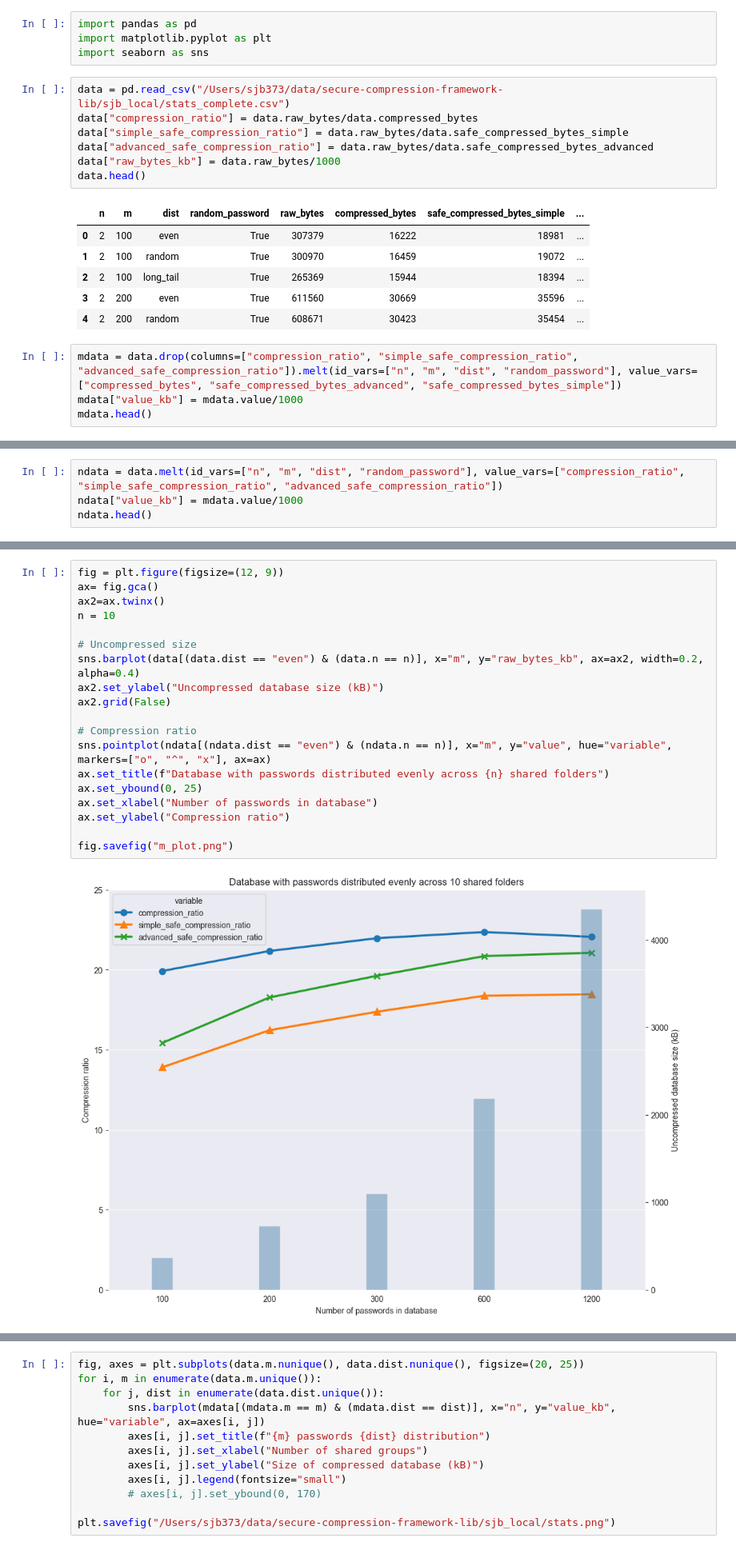
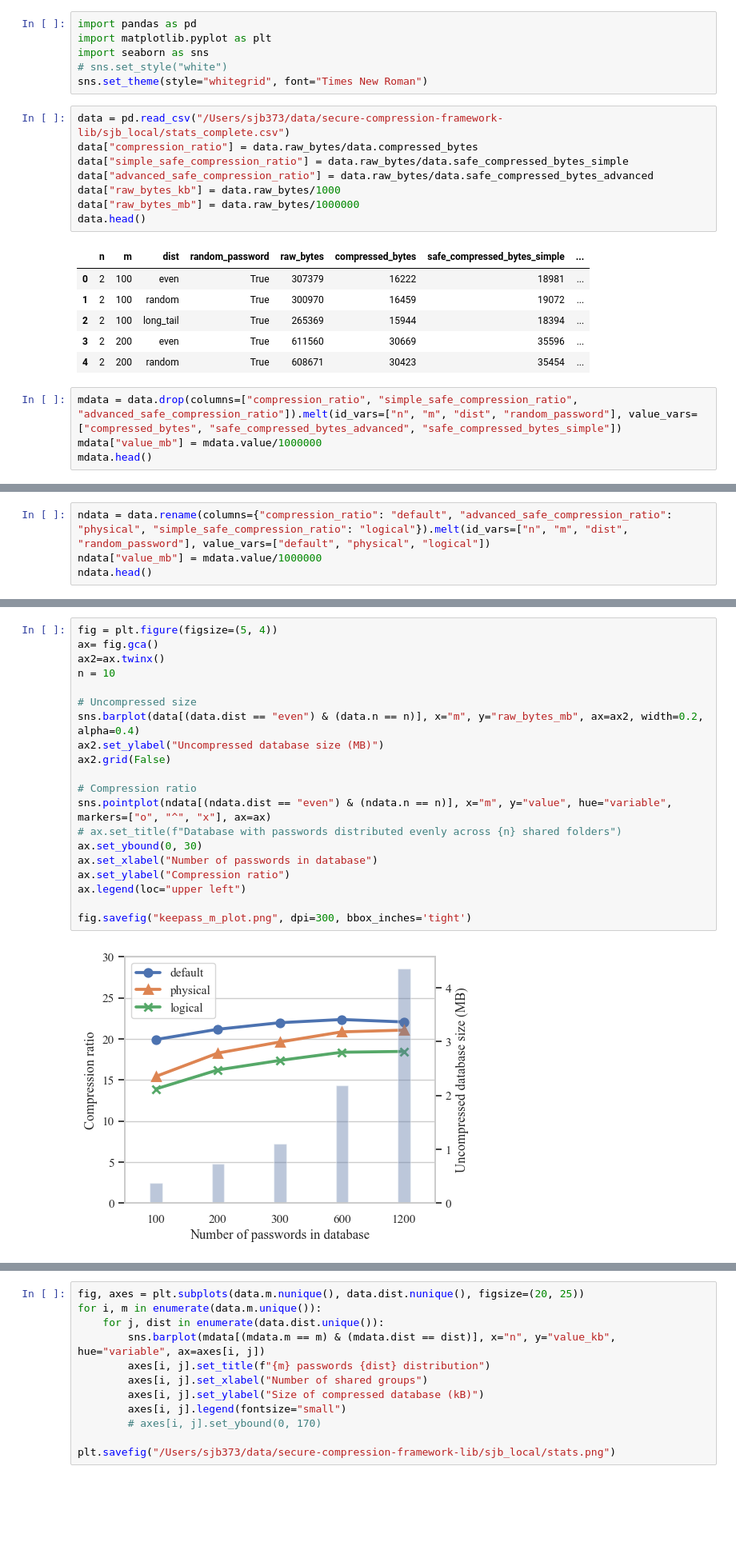
Before and after one commit to AFdrolf/secure-compression-framework-lib, a Jupyter notebook: evaluation/stats/plot_keepass_eval.ipynb, the cells around one changed output, grey strips where cells are left out. Shown at 80% size. Cells and saved outputs as stored; diff of their text form; blank space fills up the shorter version.

```diff
--- a/evaluation/stats/plot_keepass_eval.ipynb
+++ b/evaluation/stats/plot_keepass_eval.ipynb
@@ -2,12 +2,15 @@
 import pandas as pd
 import matplotlib.pyplot as plt
 import seaborn as sns
+# sns.set_style("white")
+sns.set_theme(style="whitegrid", font="Times New Roman")
 # %%
 data = pd.read_csv("/Users/sjb373/data/secure-compression-framework-lib/sjb_local/stats_complete.csv")
 data["compression_ratio"] = data.raw_bytes/data.compressed_bytes
 data["simple_safe_compression_ratio"] = data.raw_bytes/data.safe_compressed_bytes_simple
 data["advanced_safe_compression_ratio"] = data.raw_bytes/data.safe_compressed_bytes_advanced
 data["raw_bytes_kb"] = data.raw_bytes/1000
+data["raw_bytes_mb"] = data.raw_bytes/1000000
 data.head()
 # %% [output]
 |  | n | m | dist | random_password | raw_bytes | compressed_bytes | safe_compressed_bytes_simple | ... |
@@ -18,6 +21,6 @@ data.head()
 | 4 | 2 | 200 | random | True | 608671 | 30423 | 35454 | ... |
 # %%
 mdata = data.drop(columns=["compression_ratio", "simple_safe_compression_ratio", "advanced_safe_compression_ratio"]).melt(id_vars=["n", "m", "dist", "random_password"], value_vars=["compressed_bytes", "safe_compressed_bytes_advanced", "safe_compressed_bytes_simple"])
-mdata["value_kb"] = mdata.value/1000
+mdata["value_mb"] = mdata.value/1000000
 mdata.head()
 # %% [output]
@@ -30,5 +33,5 @@ mdata.head()
 # %%
-ndata = data.melt(id_vars=["n", "m", "dist", "random_password"], value_vars=["compression_ratio", "simple_safe_compression_ratio", "advanced_safe_compression_ratio"])
-ndata["value_kb"] = mdata.value/1000
+ndata = data.rename(columns={"compression_ratio": "default", "advanced_safe_compression_ratio": "physical", "simple_safe_compression_ratio": "logical"}).melt(id_vars=["n", "m", "dist", "random_password"], value_vars=["default", "physical", "logical"])
+ndata["value_mb"] = mdata.value/1000000
 ndata.head()
 # %% [output]
@@ -41,22 +44,23 @@ ndata.head()
 # %%
-fig = plt.figure(figsize=(12, 9))
+fig = plt.figure(figsize=(5, 4))
 ax= fig.gca()
 ax2=ax.twinx()
 n = 10
 
 # Uncompressed size
-sns.barplot(data[(data.dist == "even") & (data.n == n)], x="m", y="raw_bytes_kb", ax=ax2, width=0.2, alpha=0.4)
-ax2.set_ylabel("Uncompressed database size (kB)")
+sns.barplot(data[(data.dist == "even") & (data.n == n)], x="m", y="raw_bytes_mb", ax=ax2, width=0.2, alpha=0.4)
+ax2.set_ylabel("Uncompressed database size (MB)")
 ax2.grid(False)
 
 # Compression ratio
 sns.pointplot(ndata[(ndata.dist == "even") & (ndata.n == n)], x="m", y="value", hue="variable", markers=["o", "^", "x"], ax=ax)
-ax.set_title(f"Database with passwords distributed evenly across {n} shared folders")
-ax.set_ybound(0, 25)
+# ax.set_title(f"Database with passwords distributed evenly across {n} shared folders")
+ax.set_ybound(0, 30)
 ax.set_xlabel("Number of passwords in database")
 ax.set_ylabel("Compression ratio")
+ax.legend(loc="upper left")
 
-fig.savefig("m_plot.png")
+fig.savefig("keepass_m_plot.png", dpi=300, bbox_inches='tight')
 # %% [output]
-[figure, old version]
+[figure, new version]
 # %%
```
Also changed, not shown: parts of 3 cells of this notebook, 6 other files.
